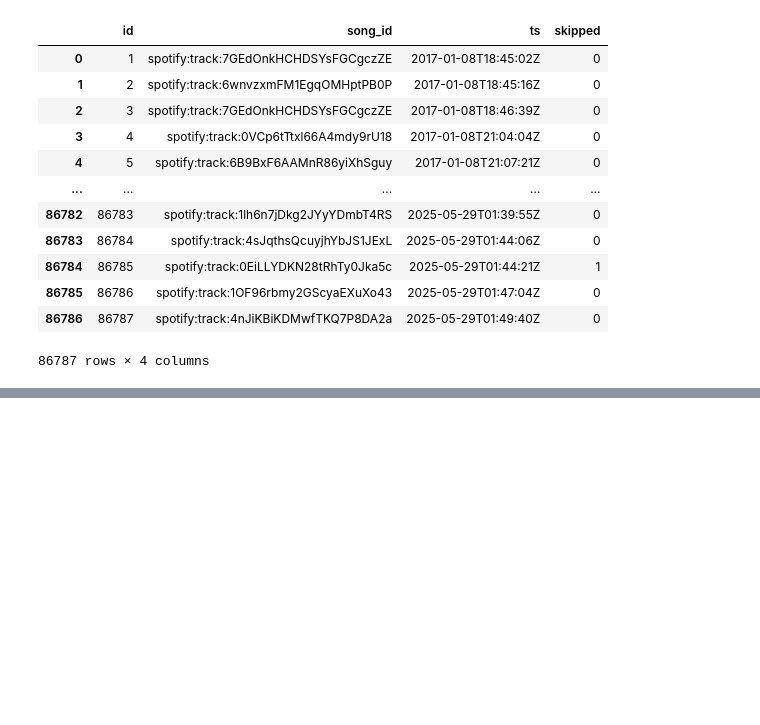
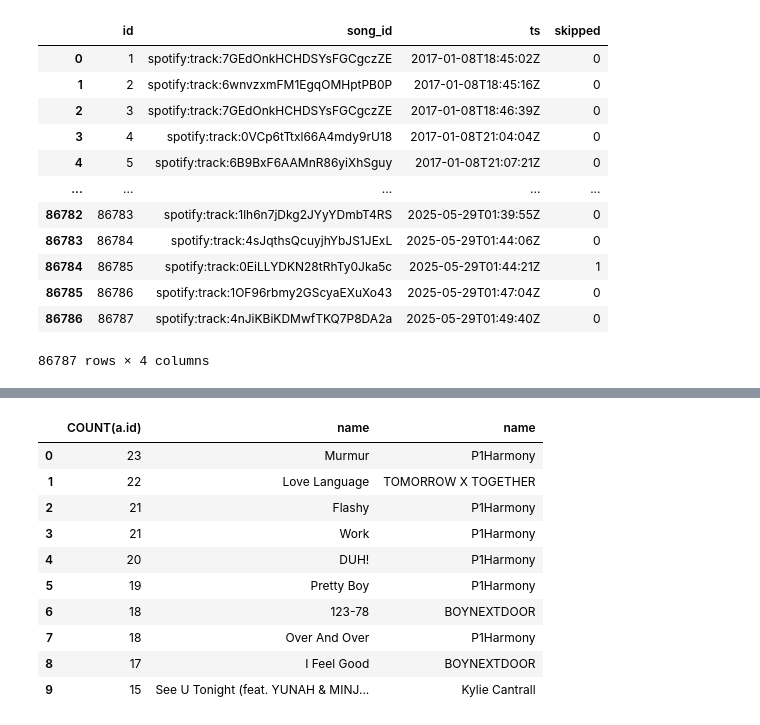
Before and after one commit to annacgraves/Database_final_project, a Jupyter notebook: insert_data.ipynb, the cells around one changed output, grey strips where cells are left out. Saved outputs shown, nothing was run; the diff lists cells and outputs as text; code cells hidden in the pictures; blank space fills up the shorter version.

```diff
--- a/insert_data.ipynb
+++ b/insert_data.ipynb
@@ -243,0 +244,11 @@ The mood and favorites tables will be populated based on user input, so I am not
+# %%
+conn = sqlite3.connect(dbpath)
+listening = pd.read_sql_query("""
+SELECT c.genre
+FROM listening a
+LEFT JOIN songs b ON CONCAT('spotify:track:', b.id) = a.song_id
+LEFT JOIN artist c ON b.artist_id = c.id
+WHERE c.genre IS NOT NULL
+""", conn)
+conn.close()
+listening
@@ -243,0 +269,26 @@ The mood and favorites tables will be populated based on user input, so I am not
+# %%
+conn = sqlite3.connect(dbpath)
+listening = pd.read_sql_query("""
+        SELECT COUNT(a.id), b.name, c.name
+        FROM listening a
+        LEFT JOIN songs b ON CONCAT('spotify:track:', b.id) = a.song_id
+        LEFT JOIN artist c ON b.artist_id = c.id
+        WHERE a.ts >= datetime('2025-05-29T01:49:40Z', '-1 month')
+        GROUP BY b.name, c.name
+        ORDER BY COUNT(a.id) DESC
+        LIMIT 10
+""", conn)
+conn.close()
+listening
+# %% [output]
+|  | COUNT(a.id) | name | name |
+| 0 | 23 | Murmur | P1Harmony |
+| 1 | 22 | Love Language | TOMORROW X TOGETHER |
+| 2 | 21 | Flashy | P1Harmony |
+| 3 | 21 | Work | P1Harmony |
+| 4 | 20 | DUH! | P1Harmony |
+| 5 | 19 | Pretty Boy | P1Harmony |
+| 6 | 18 | 123-78 | BOYNEXTDOOR |
+| 7 | 18 | Over And Over | P1Harmony |
+| 8 | 17 | I Feel Good | BOYNEXTDOOR |
+| 9 | 15 | See U Tonight (feat. YUNAH & MINJ... | Kylie Cantrall |
```
Also changed, not shown: parts of 3 cells of this notebook, 4 other files.
